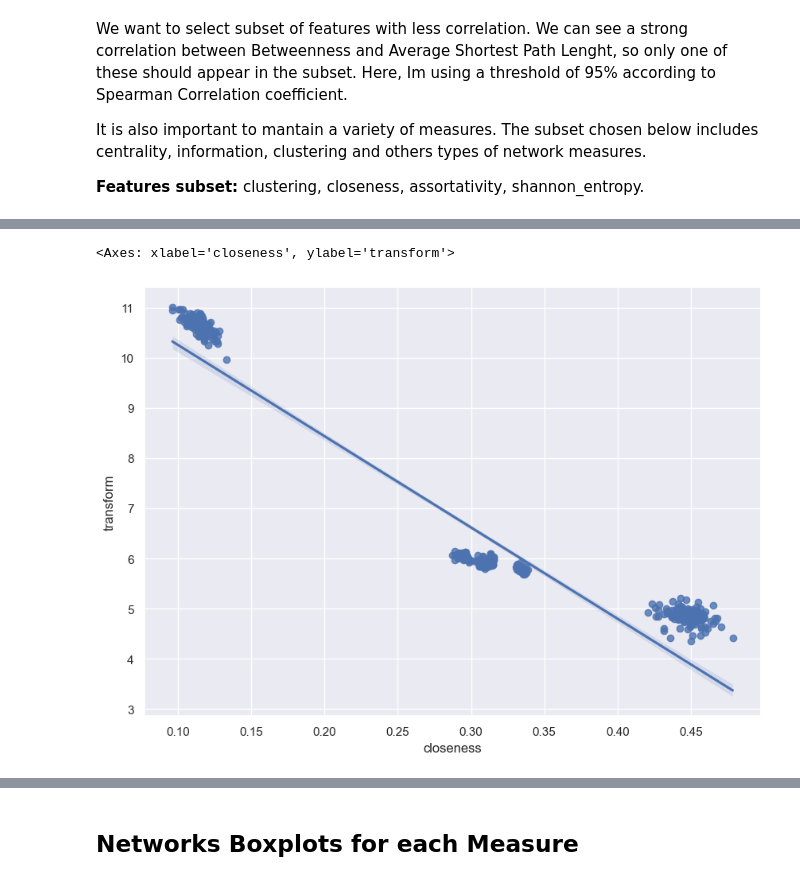
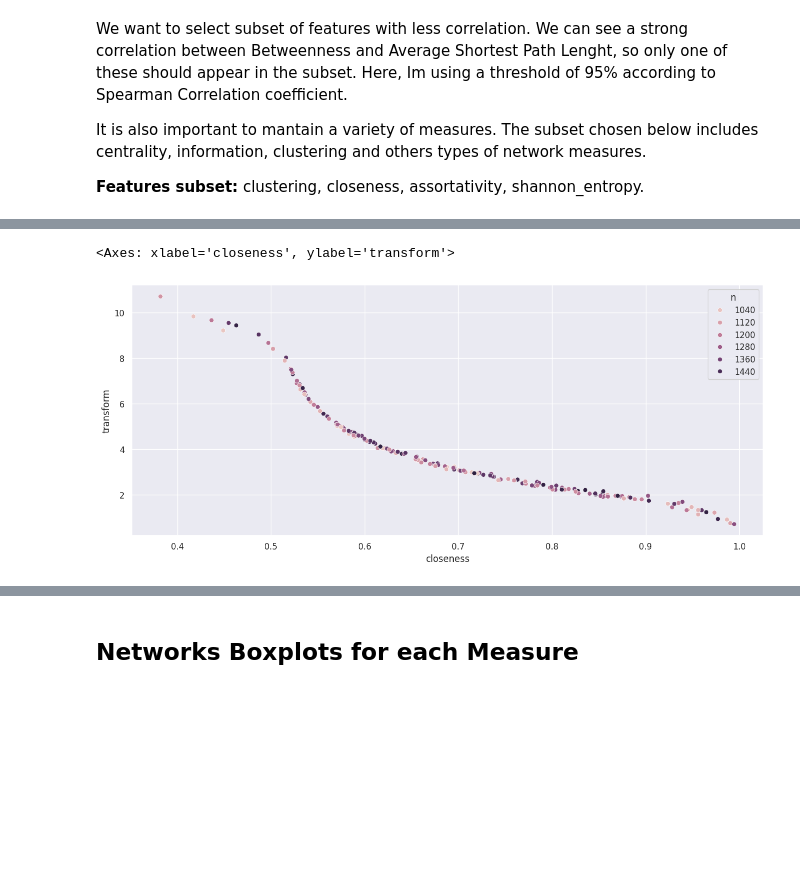
Before and after one commit to vitorfrois/SznajdNetworks, a Jupyter notebook: src/notebooks/1_EDA.ipynb, the cells around one changed output, grey strips where cells are left out. Drawn from its saved outputs; the diff is of its cells as text; code cells hidden in the pictures; blank space fills up the shorter version.

```diff
--- a/src/notebooks/1_EDA.ipynb
+++ b/src/notebooks/1_EDA.ipynb
@@ -100,2 +89,2 @@ sns.pairplot(filtered_dataset)
 # %%
-filtered_dataset['transform'] = np.log1p(filtered_dataset['consensus_time'])
+filtered_dataset['transform'] = np.log(filtered_dataset['consensus_time'] ** 2)
@@ -124,8 +107,8 @@ filtered_dataset
 # %%
-sns.regplot(x=filtered_dataset['closeness'], y=filtered_dataset['transform'])
+sns.scatterplot(x=filtered_dataset['closeness'], y=filtered_dataset['transform'], hue=filtered_dataset['n'])
 # %% [output]
 <Axes: xlabel='closeness', ylabel='transform'>
-[figure, old version]
+[figure, new version]
 # %%
 dataset.pivot(columns='type')[['opinion_change_frequency']].describe()
 # %% [output]
```
Also changed, not shown: parts of 12 cells of this notebook, 2 other files.
